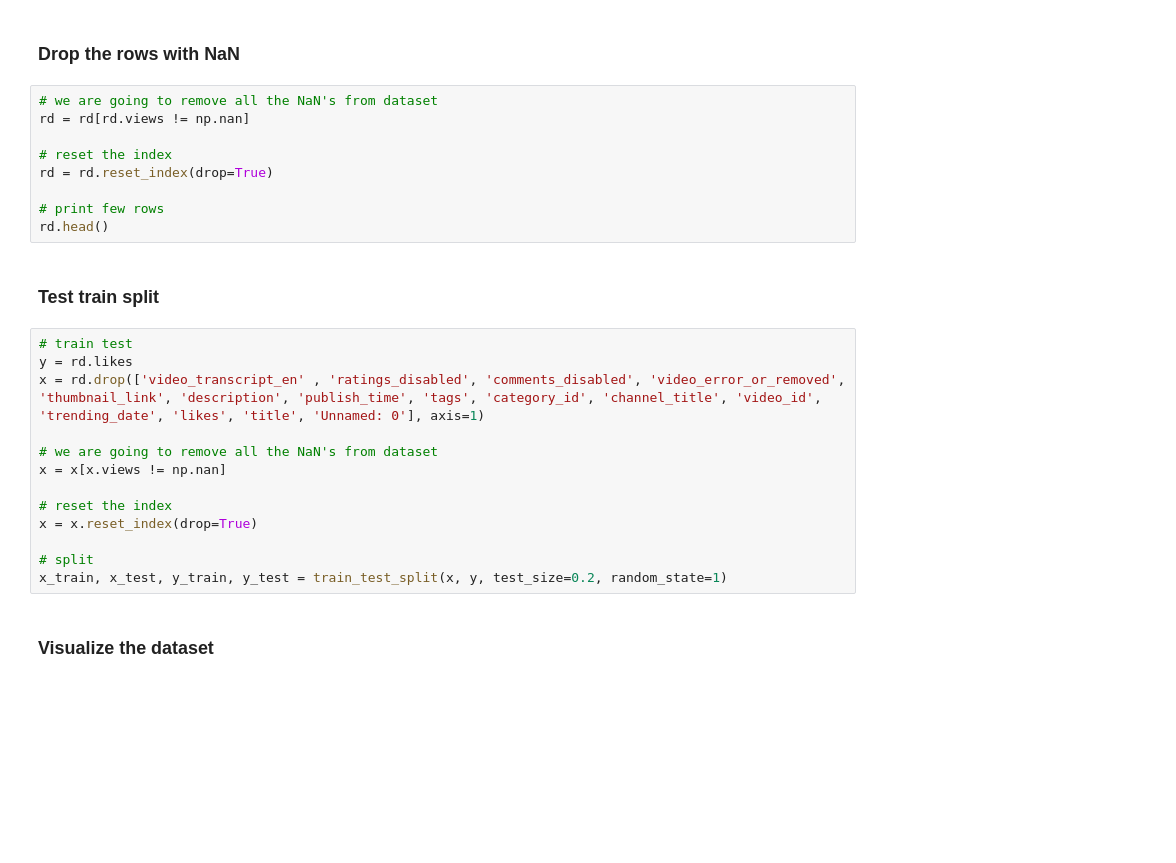
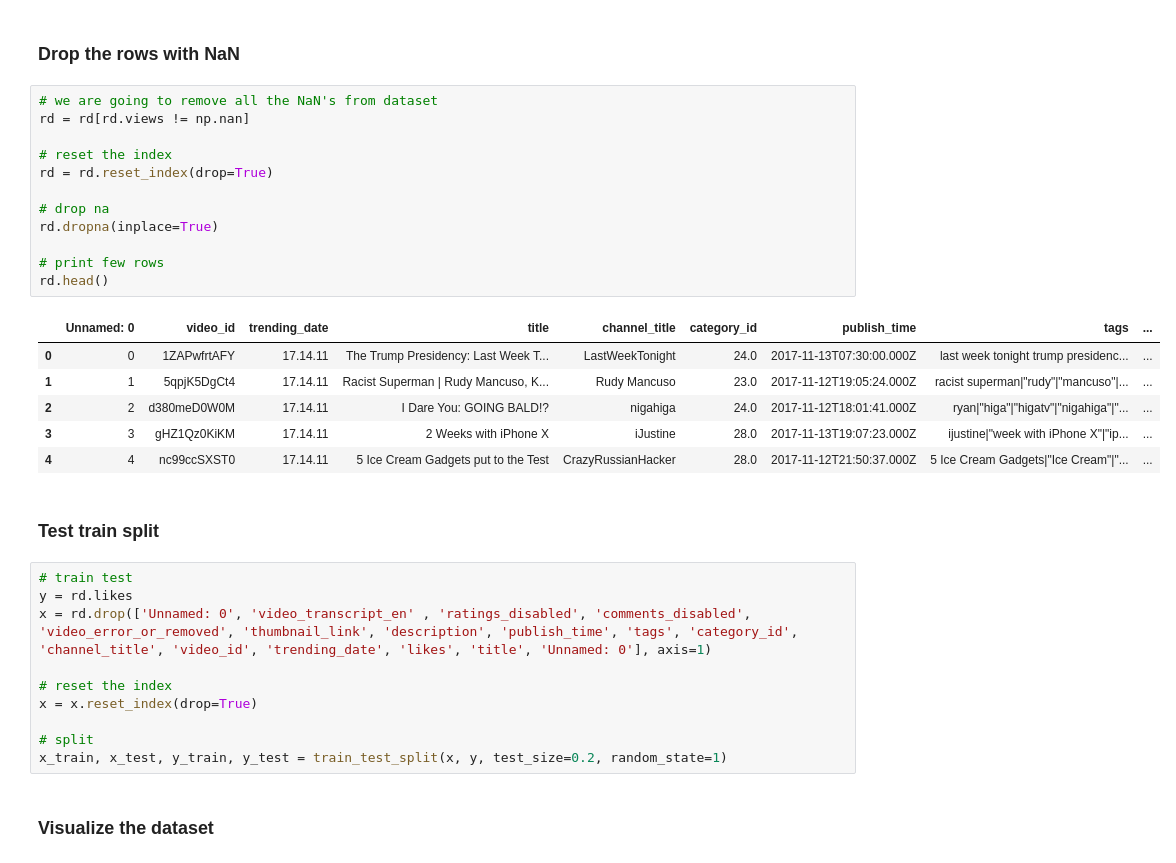
Before and after one commit to akhilpandey95/experiments, a Jupyter notebook: youtube/youtube_exp_regression.ipynb, the cells around one changed output. Cells and saved outputs as stored; diff of their text form; blank space fills up the shorter version.

```diff
--- a/youtube/youtube_exp_regression.ipynb
+++ b/youtube/youtube_exp_regression.ipynb
@@ -27,21 +28,28 @@ rd = pd.read_csv('USvideos-with-transcripts.csv')
 # %%
 # we are going to remove all the NaN's from dataset
 rd = rd[rd.views != np.nan]
 
 # reset the index
 rd = rd.reset_index(drop=True)
 
+# drop na
+rd.dropna(inplace=True)
+
 # print few rows
 rd.head()
+# %% [output]
+|  | Unnamed: 0 | video_id | trending_date | title | channel_title | category_id | publish_time | tags | ... |
+| 0 | 0 | 1ZAPwfrtAFY | 17.14.11 | The Trump Presidency: Last Week T... | LastWeekTonight | 24.0 | 2017-11-13T07:30:00.000Z | last week tonight trump presidenc... | ... |
+| 1 | 1 | 5qpjK5DgCt4 | 17.14.11 | Racist Superman | Rudy Mancuso, K... | Rudy Mancuso | 23.0 | 2017-11-12T19:05:24.000Z | racist superman|"rudy"|"mancuso"|... | ... |
+| 2 | 2 | d380meD0W0M | 17.14.11 | I Dare You: GOING BALD!? | nigahiga | 24.0 | 2017-11-12T18:01:41.000Z | ryan|"higa"|"higatv"|"nigahiga"|"... | ... |
+| 3 | 3 | gHZ1Qz0KiKM | 17.14.11 | 2 Weeks with iPhone X | iJustine | 28.0 | 2017-11-13T19:07:23.000Z | ijustine|"week with iPhone X"|"ip... | ... |
+| 4 | 4 | nc99ccSXST0 | 17.14.11 | 5 Ice Cream Gadgets put to the Test | CrazyRussianHacker | 28.0 | 2017-11-12T21:50:37.000Z | 5 Ice Cream Gadgets|"Ice Cream"|"... | ... |
 # %% [markdown]
 ### Test train split
 # %%
 # train test
 y = rd.likes
-x = rd.drop(['video_transcript_en' , 'ratings_disabled', 'comments_disabled', 'video_error_or_removed', 'thumbnail_link', 'description', 'publish_time', 'tags', 'category_id', 'channel_title', 'video_id', 'trending_date', 'likes', 'title', 'Unnamed: 0'], axis=1)
-
-# we are going to remove all the NaN's from dataset
-x = x[x.views != np.nan]
+x = rd.drop(['Unnamed: 0', 'video_transcript_en' , 'ratings_disabled', 'comments_disabled', 'video_error_or_removed', 'thumbnail_link', 'description', 'publish_time', 'tags', 'category_id', 'channel_title', 'video_id', 'trending_date', 'likes', 'title', 'Unnamed: 0'], axis=1)
 
 # reset the index
 x = x.reset_index(drop=True)
```
Also changed, not shown: parts of 5 cells of this notebook, 1 other file.
